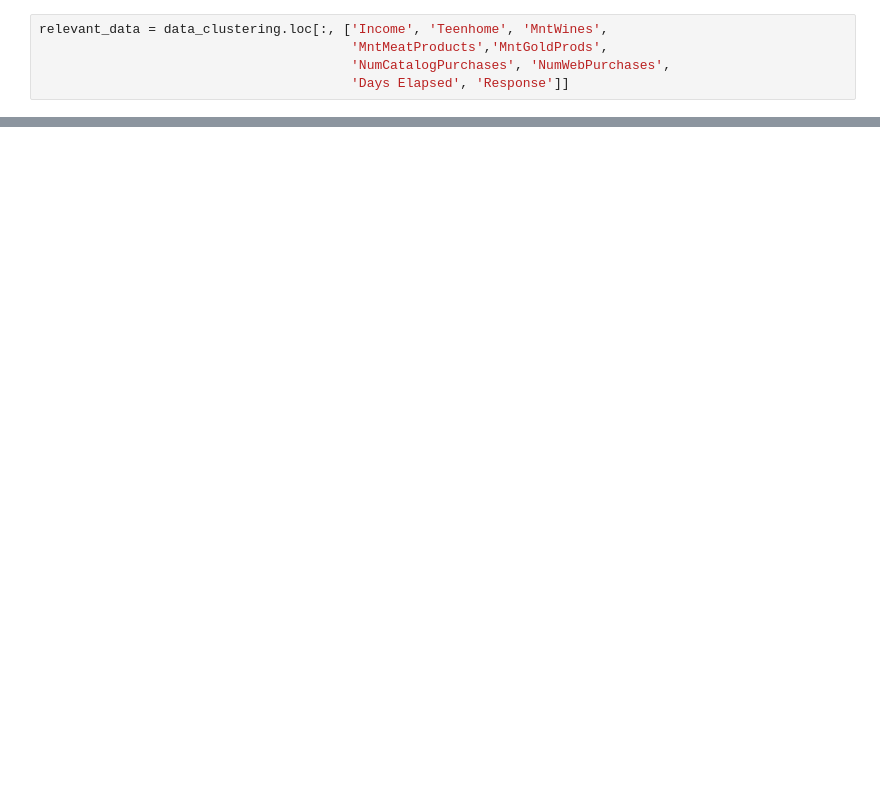
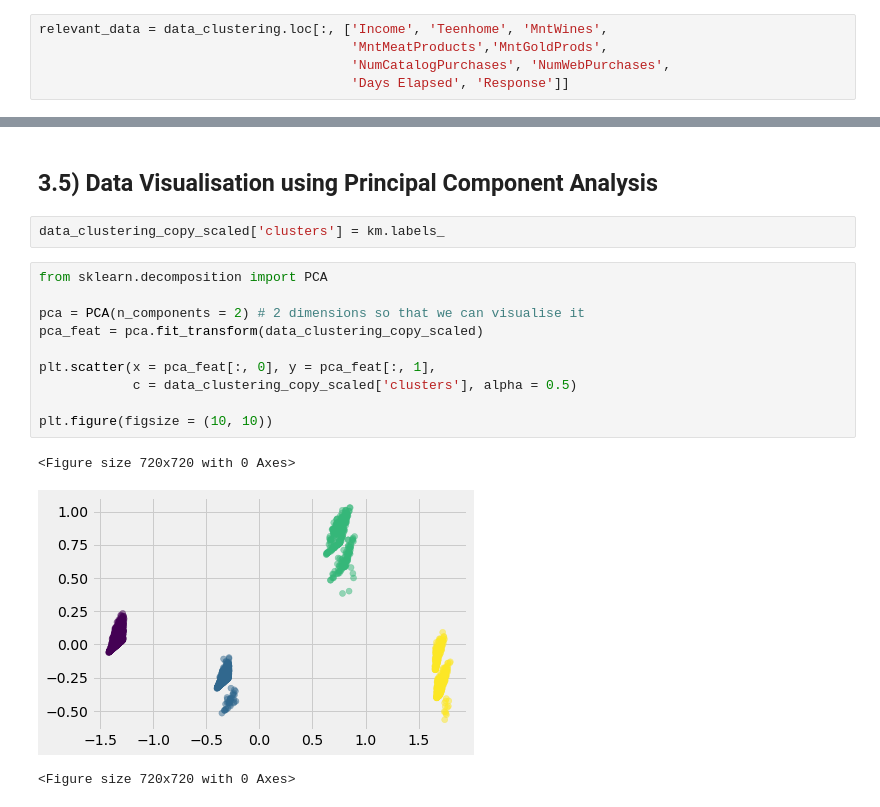
Before and after one commit to Taimur-Shabbir/in-progress-projects, a Jupyter notebook: CRM Analytics Project.ipynb, the cells around one changed output, grey strips where cells are left out. Cells and saved outputs as stored; diff of their text form; blank space fills up the shorter version.

Commit message:
started fixing PCA visualisation

```diff
--- a/CRM Analytics Project.ipynb
+++ b/CRM Analytics Project.ipynb
@@ -936,0 +880,18 @@ data_clustering_copy
+# %% [markdown]
+## 3.5) Data Visualisation using Principal Component Analysis
+# %%
+data_clustering_copy_scaled['clusters'] = km.labels_
+# %%
+from sklearn.decomposition import PCA
+
+pca = PCA(n_components = 2) # 2 dimensions so that we can visualise it
+pca_feat = pca.fit_transform(data_clustering_copy_scaled)
+
+plt.scatter(x = pca_feat[:, 0], y = pca_feat[:, 1],
+            c = data_clustering_copy_scaled['clusters'], alpha = 0.5)
+
+plt.figure(figsize = (10, 10))
+# %% [output]
+<Figure size 720x720 with 0 Axes>
+[figure, added]
+<Figure size 720x720 with 0 Axes>
```
Also changed, not shown: parts of 45 cells of this notebook.
